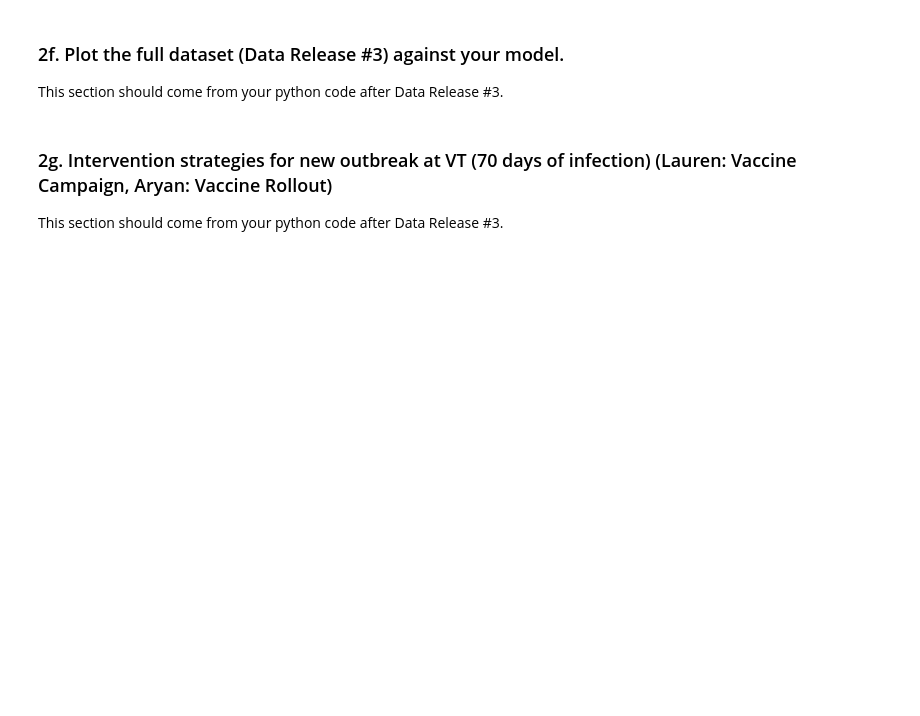
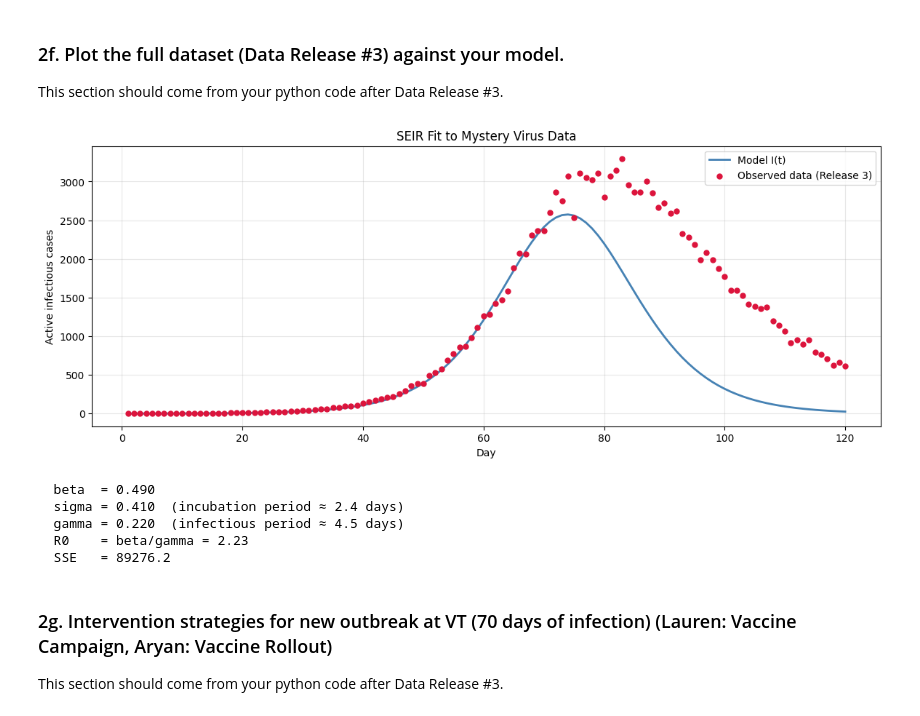
Before and after one commit to aryanmhaskar/Module-2, a Jupyter notebook: Notebook examples/Module_2_notebook.ipynb, the cells around one changed output. Drawn from its saved outputs; the diff is of its cells as text; code cells hidden in the pictures; blank space fills up the shorter version.

```diff
--- a/Notebook examples/Module_2_notebook.ipynb
+++ b/Notebook examples/Module_2_notebook.ipynb
@@ -246,6 +246,40 @@ Model peak: 2574.8 cases on day 74
 # %% [markdown]
 ### 2f. Plot the full dataset (Data Release #3) against your model.
 This section should come from your python code after Data Release #3.
+# %%
+# Load full dataset (Release 3, days 1-120)
+df = pd.read_csv('../Data/mystery_virus_daily_active_counts_RELEASE#3.csv')
+data_days = df['day'].values
+data_I    = df['active reported daily cases'].values
+
+# Plot
+fig, axes = plt.subplots(1, 1, figsize=(14, 5))
+
+# Model vs data over the data window
+ax = axes
+ax.plot(t_extended[:data_days[-1]], I[:data_days[-1]],
+        color='steelblue', linewidth=2, label='Model I(t)')
+ax.scatter(data_days, data_I,
+           color='crimson', s=25, zorder=5, label='Observed data (Release 3)')
+ax.set_xlabel('Day')
+ax.set_ylabel('Active infectious cases')
+ax.set_title('SEIR Fit to Mystery Virus Data')
+ax.legend()
+ax.grid(alpha=0.3)
+
+plt.show()
+print(f"  beta  = {beta:.3f}")
+print(f"  sigma = {sigma:.3f}  (incubation period ≈ {1/sigma:.1f} days)")
+print(f"  gamma = {gamma:.3f}  (infectious period ≈ {1/gamma:.1f} days)")
+print(f"  R0    = beta/gamma = {beta/gamma:.2f}")
+print(f"  SSE   = {best_SSE:.1f}")
+# %% [output]
+[figure, added]
+  beta  = 0.490
+  sigma = 0.410  (incubation period ≈ 2.4 days)
+  gamma = 0.220  (infectious period ≈ 4.5 days)
+  R0    = beta/gamma = 2.23
+  SSE   = 89276.2
 # %% [markdown]
 ### 2g. Intervention strategies for new outbreak at VT (70 days of infection) (Lauren: Vaccine Campaign, Aryan: Vaccine Rollout)
 This section should come from your python code after Data Release #3.
```
